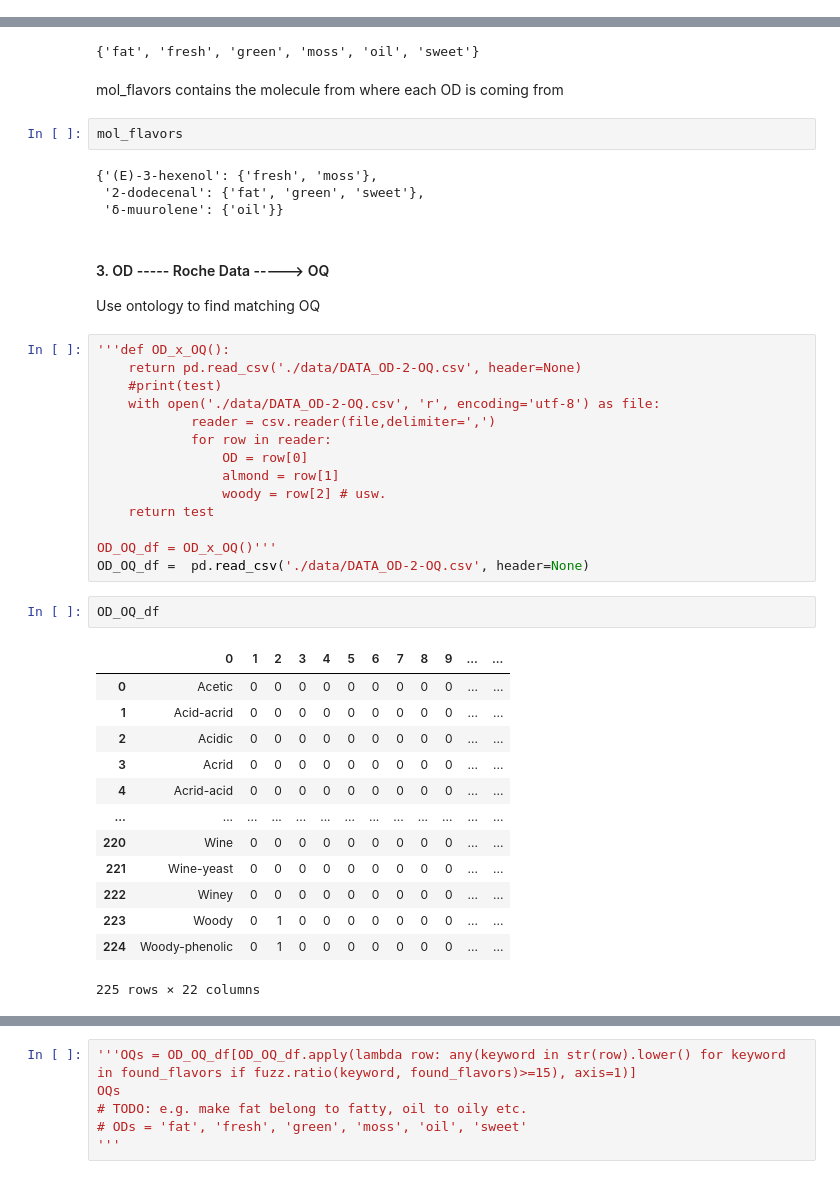
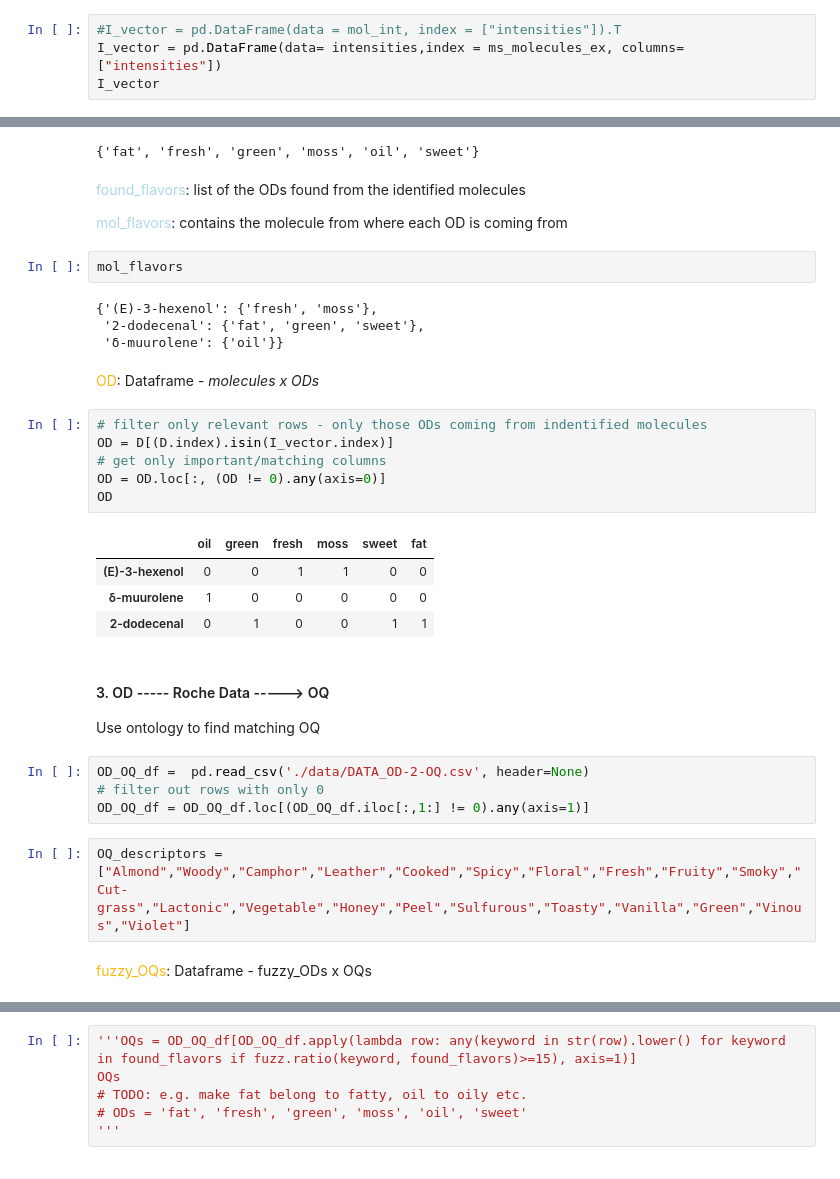
Before and after one commit to rengesf/flavorpred, a Jupyter notebook: Pipeline.ipynb, the cells around one changed output, grey strips where cells are left out. Cells and saved outputs as stored; diff of their text form.

```diff
--- a/Pipeline.ipynb
+++ b/Pipeline.ipynb
@@ -23,0 +27,4 @@ mol_int = {'(E)-3-hexenol': 80, "2-dodecenal": 40 ,'δ-muurolene': 5}
+# %%
+#I_vector = pd.DataFrame(data = mol_int, index = ["intensities"]).T
+I_vector = pd.DataFrame(data= intensities,index = ms_molecules_ex, columns=["intensities"])
+I_vector
@@ -102,44 +126,37 @@ found_flavors
 # %% [output]
 {'fat', 'fresh', 'green', 'moss', 'oil', 'sweet'}
 # %% [markdown]
-mol_flavors contains the molecule from where each OD is coming from
+<span style="color:lightblue">found_flavors</span>: list of the ODs found from the identified molecules
+
+<span style="color:lightblue">mol_flavors</span>: contains the molecule from where each OD is coming from
 # %%
 mol_flavors
 # %% [output]
 {'(E)-3-hexenol': {'fresh', 'moss'},
  '2-dodecenal': {'fat', 'green', 'sweet'},
  'δ-muurolene': {'oil'}}
+# %% [markdown]
+<span style="color:#FBB714">OD</span>: Dataframe - *molecules x ODs*
+# %%
+# filter only relevant rows - only those ODs coming from indentified molecules
+OD = D[(D.index).isin(I_vector.index)]
+# get only important/matching columns
+OD = OD.loc[:, (OD != 0).any(axis=0)]
+OD
+# %% [output]
+|  | oil | green | fresh | moss | sweet | fat |
+| (E)-3-hexenol | 0 | 0 | 1 | 1 | 0 | 0 |
+| δ-muurolene | 1 | 0 | 0 | 0 | 0 | 0 |
+| 2-dodecenal | 0 | 1 | 0 | 0 | 1 | 1 |
 # %% [markdown]
 #### 3. OD ----- Roche Data -----> OQ
 Use ontology to find matching OQ
-# %%
-'''def OD_x_OQ():
-    return pd.read_csv('./data/DATA_OD-2-OQ.csv', header=None)
-    #print(test)
-    with open('./data/DATA_OD-2-OQ.csv', 'r', encoding='utf-8') as file:
-            reader = csv.reader(file,delimiter=',')
-            for row in reader:
-                OD = row[0]
-                almond = row[1]
-                woody = row[2] # usw.
-    return test
-
-OD_OQ_df = OD_x_OQ()'''
-OD_OQ_df =  pd.read_csv('./data/DATA_OD-2-OQ.csv', header=None)
-# %%
-OD_OQ_df
-# %% [output]
-|  | 0 | 1 | 2 | 3 | 4 | 5 | 6 | 7 | 8 | 9 | ... | ... |
-| 0 | Acetic | 0 | 0 | 0 | 0 | 0 | 0 | 0 | 0 | 0 | ... | ... |
-| 1 | Acid-acrid | 0 | 0 | 0 | 0 | 0 | 0 | 0 | 0 | 0 | ... | ... |
-| 2 | Acidic | 0 | 0 | 0 | 0 | 0 | 0 | 0 | 0 | 0 | ... | ... |
-| 3 | Acrid | 0 | 0 | 0 | 0 | 0 | 0 | 0 | 0 | 0 | ... | ... |
-| 4 | Acrid-acid | 0 | 0 | 0 | 0 | 0 | 0 | 0 | 0 | 0 | ... | ... |
-| ... | ... | ... | ... | ... | ... | ... | ... | ... | ... | ... | ... | ... |
-| 220 | Wine | 0 | 0 | 0 | 0 | 0 | 0 | 0 | 0 | 0 | ... | ... |
-| 221 | Wine-yeast | 0 | 0 | 0 | 0 | 0 | 0 | 0 | 0 | 0 | ... | ... |
-| 222 | Winey | 0 | 0 | 0 | 0 | 0 | 0 | 0 | 0 | 0 | ... | ... |
-| 223 | Woody | 0 | 1 | 0 | 0 | 0 | 0 | 0 | 0 | 0 | ... | ... |
-| 224 | Woody-phenolic | 0 | 1 | 0 | 0 | 0 | 0 | 0 | 0 | 0 | ... | ... |
-225 rows × 22 columns
+# %%
+OD_OQ_df =  pd.read_csv('./data/DATA_OD-2-OQ.csv', header=None)
+# filter out rows with only 0
+OD_OQ_df = OD_OQ_df.loc[(OD_OQ_df.iloc[:,1:] != 0).any(axis=1)]
+# %%
+OQ_descriptors = ["Almond","Woody","Camphor","Leather","Cooked","Spicy","Floral","Fresh","Fruity","Smoky","Cut-grass","Lactonic","Vegetable","Honey","Peel","Sulfurous","Toasty","Vanilla","Green","Vinous","Violet"]
+# %% [markdown]
+<span style="color:#FBB714">fuzzy_OQs</span>: Dataframe - fuzzy_ODs x OQs
 # %%
```
Also changed, not shown: parts of 29 cells of this notebook, 1 other file.
